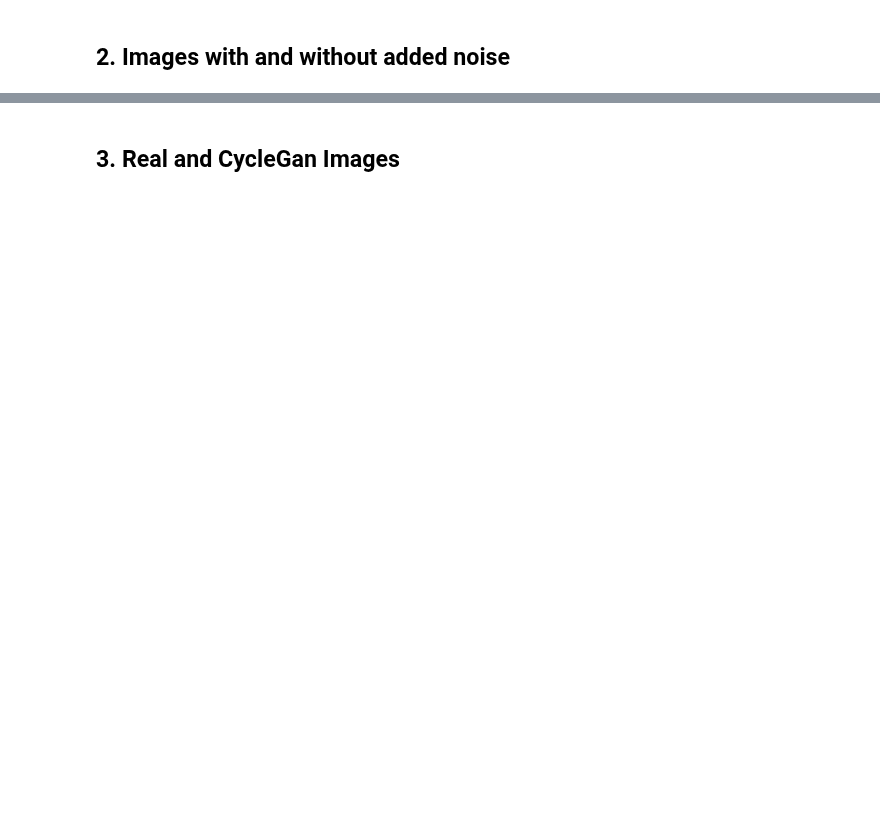
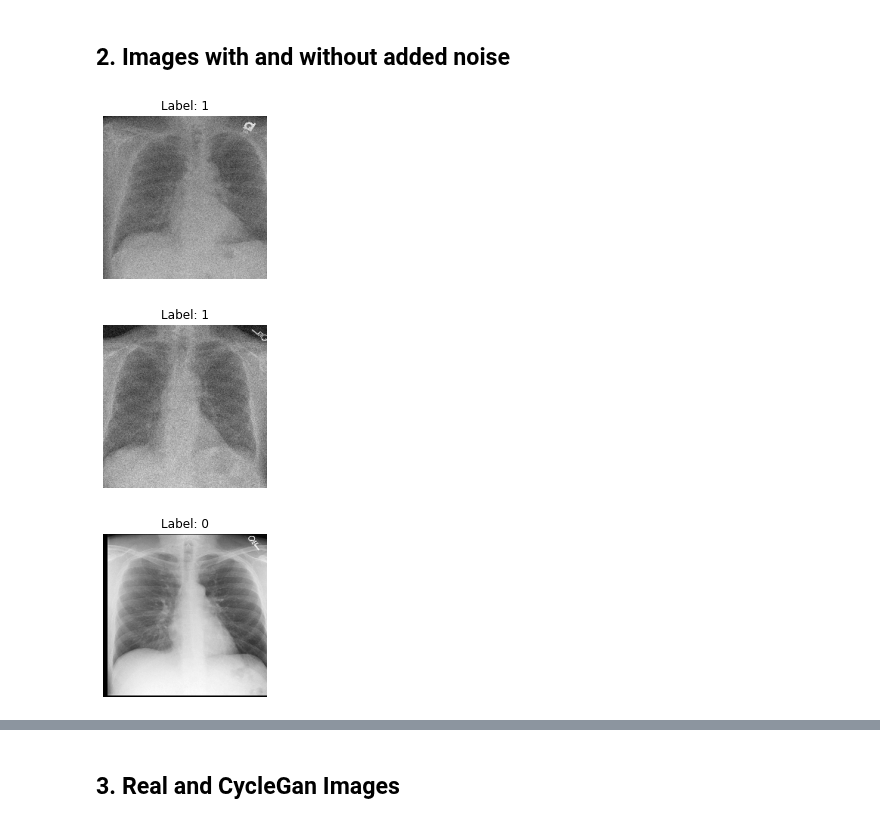
Before and after one commit to Juanki0396/TFG, a Jupyter notebook: train_classifier.ipynb, the cells around one changed output, grey strips where cells are left out. Saved outputs shown, nothing was run; the diff lists cells and outputs as text; code cells hidden in the pictures; blank space fills up the shorter version.

```diff
--- a/train_classifier.ipynb
+++ b/train_classifier.ipynb
@@ -133,0 +116,13 @@ loss_fig = train_manager.plot_losses()
+# %%
+STD_NOISE = 400
+
+train_data, test_data = load_xray_data()
+train_noisy_data = generate_noisy_dataset(train_data, STD_NOISE)
+test_noisy_data = generate_noisy_dataset(test_data, STD_NOISE)
+
+for image in random.sample(train_data, 3):
+    image.plot(title=f"Label: {image.label}", figsize=(3,3))
+# %% [output]
+[figure, added]
+[figure, added]
+[figure, added]
```
Also changed, not shown: parts of 4 cells of this notebook.
